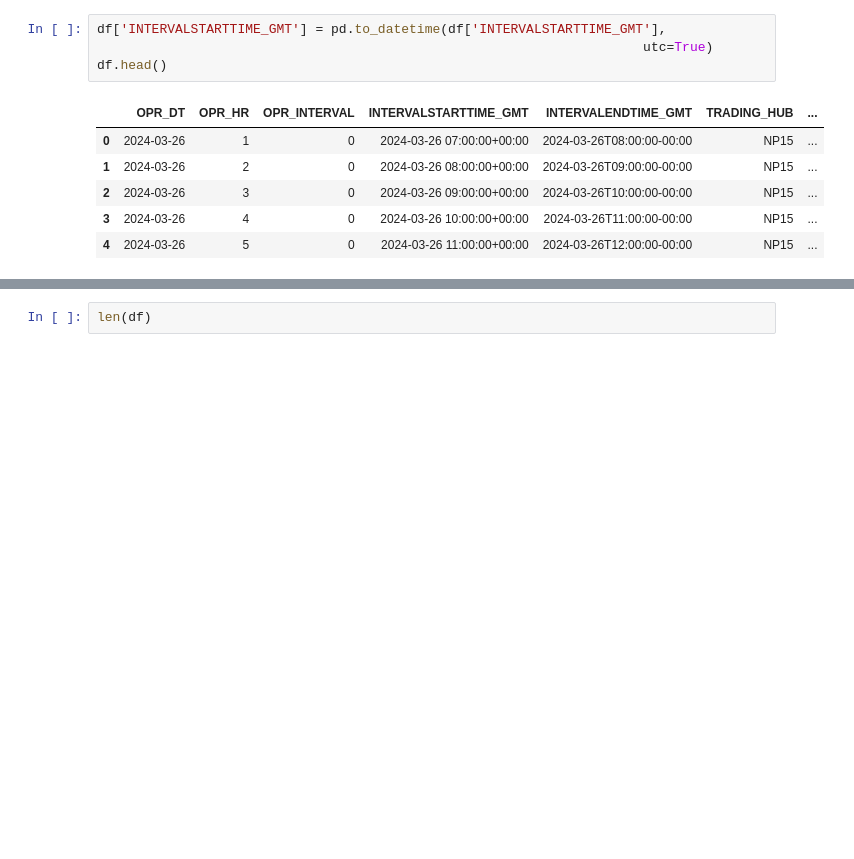
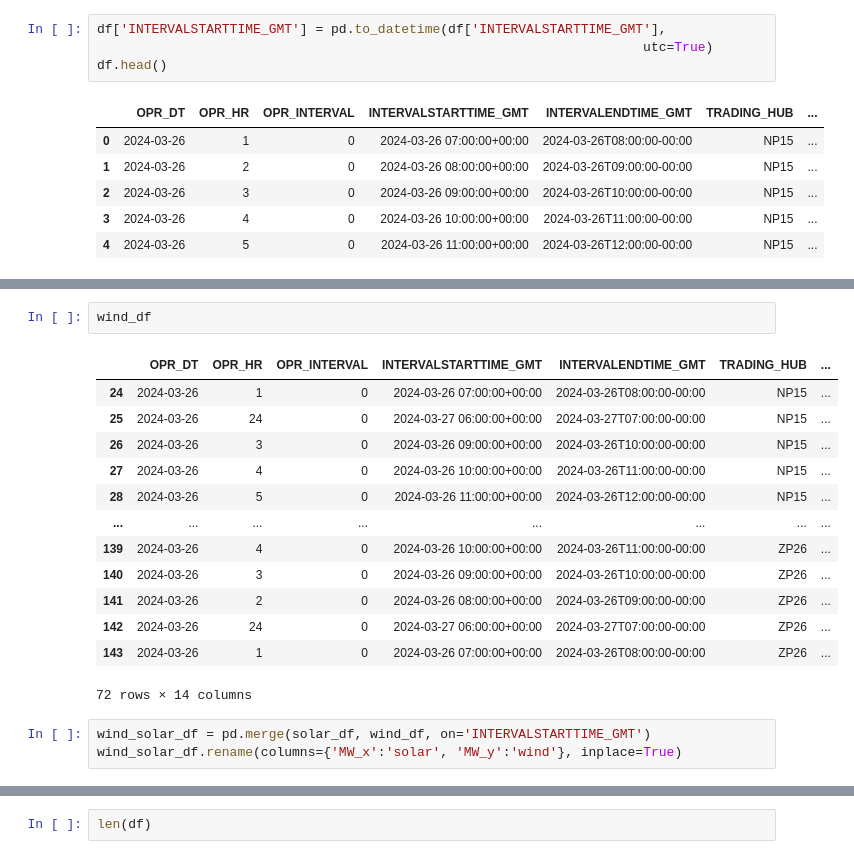
Before and after one commit to denny-lehman/ev_charging, a Jupyter notebook: data/caiso.ipynb, the cells around one changed output, grey strips where cells are left out. Saved outputs shown, nothing was run; the diff lists cells and outputs as text; blank space fills up the shorter version.

```diff
--- a/data/caiso.ipynb
+++ b/data/caiso.ipynb
@@ -186,0 +211,19 @@ df.head()
+# %%
+wind_df
+# %% [output]
+|  | OPR_DT | OPR_HR | OPR_INTERVAL | INTERVALSTARTTIME_GMT | INTERVALENDTIME_GMT | TRADING_HUB | ... |
+| 24 | 2024-03-26 | 1 | 0 | 2024-03-26 07:00:00+00:00 | 2024-03-26T08:00:00-00:00 | NP15 | ... |
+| 25 | 2024-03-26 | 24 | 0 | 2024-03-27 06:00:00+00:00 | 2024-03-27T07:00:00-00:00 | NP15 | ... |
+| 26 | 2024-03-26 | 3 | 0 | 2024-03-26 09:00:00+00:00 | 2024-03-26T10:00:00-00:00 | NP15 | ... |
+| 27 | 2024-03-26 | 4 | 0 | 2024-03-26 10:00:00+00:00 | 2024-03-26T11:00:00-00:00 | NP15 | ... |
+| 28 | 2024-03-26 | 5 | 0 | 2024-03-26 11:00:00+00:00 | 2024-03-26T12:00:00-00:00 | NP15 | ... |
+| ... | ... | ... | ... | ... | ... | ... | ... |
+| 139 | 2024-03-26 | 4 | 0 | 2024-03-26 10:00:00+00:00 | 2024-03-26T11:00:00-00:00 | ZP26 | ... |
+| 140 | 2024-03-26 | 3 | 0 | 2024-03-26 09:00:00+00:00 | 2024-03-26T10:00:00-00:00 | ZP26 | ... |
+| 141 | 2024-03-26 | 2 | 0 | 2024-03-26 08:00:00+00:00 | 2024-03-26T09:00:00-00:00 | ZP26 | ... |
+| 142 | 2024-03-26 | 24 | 0 | 2024-03-27 06:00:00+00:00 | 2024-03-27T07:00:00-00:00 | ZP26 | ... |
+| 143 | 2024-03-26 | 1 | 0 | 2024-03-26 07:00:00+00:00 | 2024-03-26T08:00:00-00:00 | ZP26 | ... |
+72 rows × 14 columns
+# %%
+wind_solar_df = pd.merge(solar_df, wind_df, on='INTERVALSTARTTIME_GMT')
+wind_solar_df.rename(columns={'MW_x':'solar', 'MW_y':'wind'}, inplace=True)
```
Also changed, not shown: parts of 5 cells of this notebook, 3 other files.
